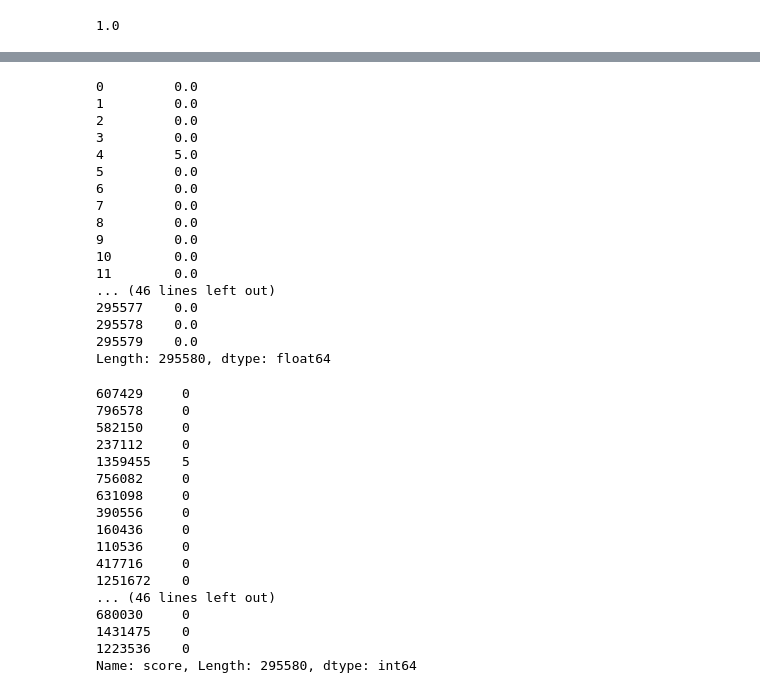
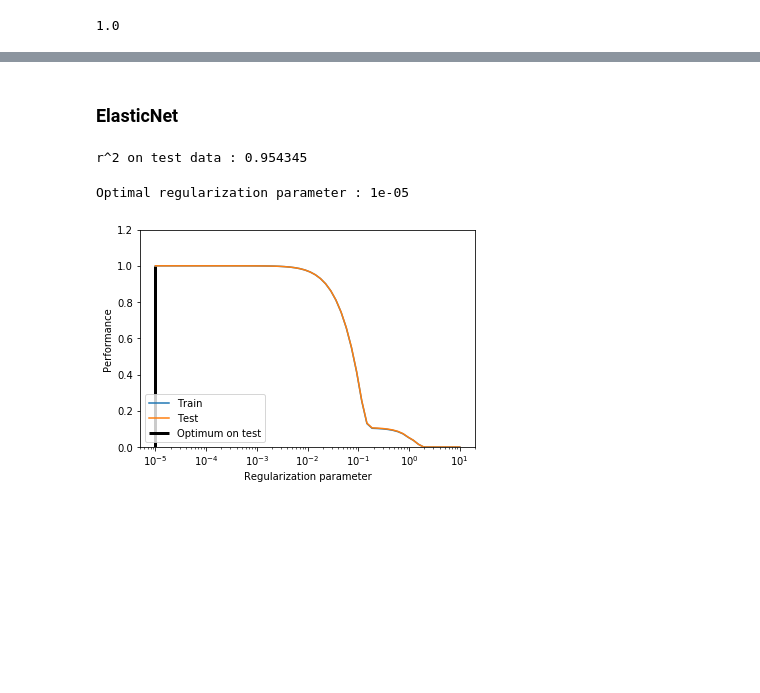
Before and after one commit to DavideBrex/Expedia-Hotels-recommendation-system, a Jupyter notebook: Test_ranking_models.ipynb, the cells around one changed output, grey strips where cells are left out. Drawn from its saved outputs; the diff is of its cells as text; code cells hidden in the pictures; blank space fills up the shorter version.

Commit message:
tried elasticnet

```diff
--- a/Test_ranking_models.ipynb
+++ b/Test_ranking_models.ipynb
@@ -121,5 +123,5 @@ np.all(np.isfinite(X))
 # %% [output]
 True
 # %%
-X_train, X_test, y_train, y_test = train_test_split(X, y, test_size=0.20, random_state=42)
+X_train, X_test, y_train, y_test = train_test_split(X, y, test_size=0.33, random_state=13 )
 # %%
@@ -133,41 +143,41 @@ prediction = rfr.predict(X_test)
 # %%
 prediction_s = pd.Series(prediction)
-prediction_s
-# %% [output]
-0         0.0
-1         0.0
-2         0.0
-3         0.0
-4         5.0
-5         0.0
-6         0.0
-7         0.0
-8         0.0
-9         0.0
-10        0.0
-11        0.0
-... (46 lines left out)
-295577    0.0
-295578    0.0
-295579    0.0
-Length: 295580, dtype: float64
-# %%
-y_test
-# %% [output]
-607429     0
-796578     0
-582150     0
-237112     0
-1359455    5
-756082     0
-631098     0
-390556     0
-160436     0
-110536     0
-417716     0
-1251672    0
-... (46 lines left out)
-680030     0
-1431475    0
-1223536    0
-Name: score, Length: 295580, dtype: int64
+# %% [markdown]
+### ElasticNet
+# %%
+regr = ElasticNet(random_state=0, alpha=0.01,l1_ratio=0.4)
+y_pred_enet = regr.fit(X_train, y_train).predict(X_test)
+r2_score_enet = r2_score(y_test, y_pred_enet)
+print("r^2 on test data : %f" % r2_score_enet)
+# %% [output]
+r^2 on test data : 0.954345
+# %%
+alphas = np.logspace(-5, 1, 60)
+enet = ElasticNet(l1_ratio=0.7)
+train_errors = list()
+test_errors = list()
+for alpha in alphas:
+    enet.set_params(alpha=alpha)
+    enet.fit(X_train, y_train)
+    train_errors.append(enet.score(X_train, y_train))
+    test_errors.append(enet.score(X_test, y_test))
+
+i_alpha_optim = np.argmax(test_errors)
+alpha_optim = alphas[i_alpha_optim]
+print("Optimal regularization parameter : %s" % alpha_optim)
+# %% [output]
+Optimal regularization parameter : 1e-05
+# %%
+import matplotlib.pyplot as plt
+plt.subplot(1, 1, 1)
+plt.semilogx(alphas, train_errors, label='Train')
+plt.semilogx(alphas, test_errors, label='Test')
+plt.vlines(alpha_optim, plt.ylim()[0], np.max(test_errors), color='k',
+           linewidth=3, label='Optimum on test')
+plt.legend(loc='lower left')
+plt.ylim([0, 1.2])
+plt.xlabel('Regularization parameter')
+plt.ylabel('Performance')
+plt.show()
+# %% [output]
+[figure, added]
```
Also changed, not shown: parts of 6 cells of this notebook.
